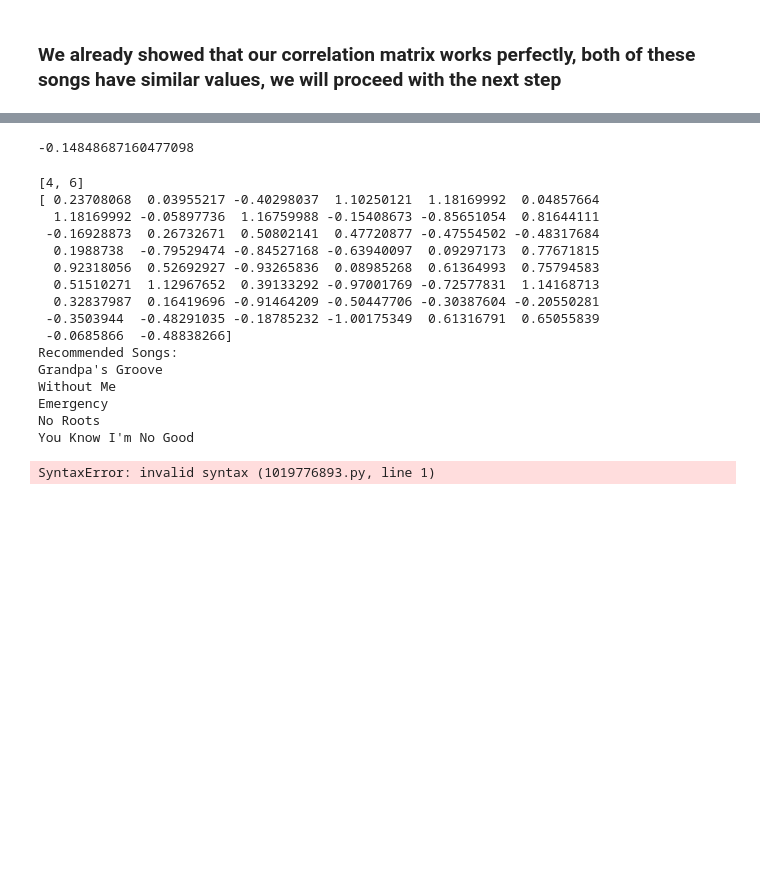
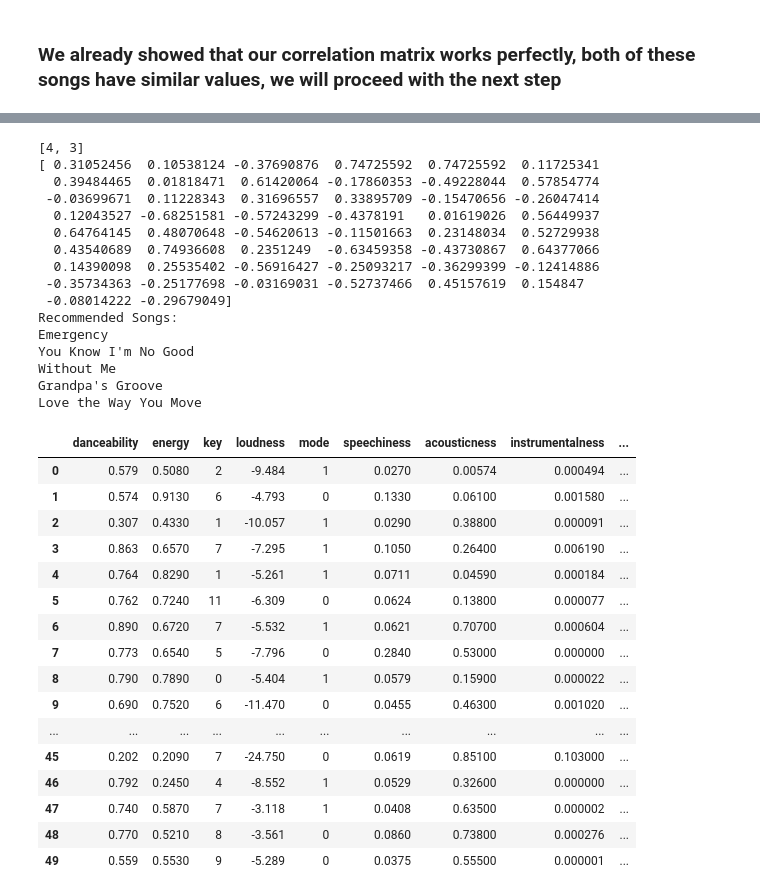
Before and after one commit to RonaldoJ24/music-recommendations, a Jupyter notebook: spotify-work.ipynb, the cells around one changed output, grey strips where cells are left out. Drawn from its saved outputs; the diff is of its cells as text; code cells hidden in the pictures; blank space fills up the shorter version.

```diff
--- a/spotify-work.ipynb
+++ b/spotify-work.ipynb
@@ -505,8 +515,3 @@ similarity_scores
-# %%
-similarity_scores = np.sum(similarity_matrix[0,1], axis=0)
-similarity_scores
-# %% [output]
--0.14848687160477098
 # %%
 import numpy as np
 
@@ -530,7 +535,7 @@ def recommend_songs(favorite_ids, df, similarity_matrix, num_recommendations=5):
     return recommended_songs
 # %%
 # Example favorite song IDs
-favorite_song_ids = ['0hIGUS1PQbv5NIrHIf6Fza', '66U0ASk1VHZsqIkpMjKX3B']
+favorite_song_ids = ['0hIGUS1PQbv5NIrHIf6Fza','4CdfFYzaAJ0y0beKzmgJSn']
 
 # Call the recommendation function
 recommended_songs = recommend_songs(favorite_song_ids, df_audio_c, similarity_matrix)
@@ -539,23 +544,39 @@ print("Recommended Songs:")
 for song in recommended_songs:
     print(song)
 # %% [output]
-[4, 6]
-[ 0.23708068  0.03955217 -0.40298037  1.10250121  1.18169992  0.04857664
-  1.18169992 -0.05897736  1.16759988 -0.15408673 -0.85651054  0.81644111
- -0.16928873  0.26732671  0.50802141  0.47720877 -0.47554502 -0.48317684
-  0.1988738  -0.79529474 -0.84527168 -0.63940097  0.09297173  0.77671815
-  0.92318056  0.52692927 -0.93265836  0.08985268  0.61364993  0.75794583
-  0.51510271  1.12967652  0.39133292 -0.97001769 -0.72577831  1.14168713
-  0.32837987  0.16419696 -0.91464209 -0.50447706 -0.30387604 -0.20550281
- -0.3503944  -0.48291035 -0.18785232 -1.00175349  0.61316791  0.65055839
- -0.0685866  -0.48838266]
+[4, 3]
+[ 0.31052456  0.10538124 -0.37690876  0.74725592  0.74725592  0.11725341
+  0.39484465  0.01818471  0.61420064 -0.17860353 -0.49228044  0.57854774
+ -0.03699671  0.11228343  0.31696557  0.33895709 -0.15470656 -0.26047414
+  0.12043527 -0.68251581 -0.57243299 -0.4378191   0.01619026  0.56449937
+  0.64764145  0.48070648 -0.54620613 -0.11501663  0.23148034  0.52729938
+  0.43540689  0.74936608  0.2351249  -0.63459358 -0.43730867  0.64377066
+  0.14390098  0.25535402 -0.56916427 -0.25093217 -0.36299399 -0.12414886
+ -0.35734363 -0.25177698 -0.03169031 -0.52737466  0.45157619  0.154847
+ -0.08014222 -0.29679049]
 Recommended Songs:
+Emergency
+You Know I'm No Good
+Without Me
 Grandpa's Groove
-Without Me
-Emergency
-No Roots
-You Know I'm No Good
+Love the Way You Move
 # %%
-df_audio_c.
+df_audio_c
 # %% [output]
-SyntaxError: invalid syntax (1019776893.py, line 1)
+|  | danceability | energy | key | loudness | mode | speechiness | acousticness | instrumentalness | ... |
+| 0 | 0.579 | 0.5080 | 2 | -9.484 | 1 | 0.0270 | 0.00574 | 0.000494 | ... |
+| 1 | 0.574 | 0.9130 | 6 | -4.793 | 0 | 0.1330 | 0.06100 | 0.001580 | ... |
+| 2 | 0.307 | 0.4330 | 1 | -10.057 | 1 | 0.0290 | 0.38800 | 0.000091 | ... |
+| 3 | 0.863 | 0.6570 | 7 | -7.295 | 1 | 0.1050 | 0.26400 | 0.006190 | ... |
+| 4 | 0.764 | 0.8290 | 1 | -5.261 | 1 | 0.0711 | 0.04590 | 0.000184 | ... |
+| 5 | 0.762 | 0.7240 | 11 | -6.309 | 0 | 0.0624 | 0.13800 | 0.000077 | ... |
+| 6 | 0.890 | 0.6720 | 7 | -5.532 | 1 | 0.0621 | 0.70700 | 0.000604 | ... |
+| 7 | 0.773 | 0.6540 | 5 | -7.796 | 0 | 0.2840 | 0.53000 | 0.000000 | ... |
+| 8 | 0.790 | 0.7890 | 0 | -5.404 | 1 | 0.0579 | 0.15900 | 0.000022 | ... |
+| 9 | 0.690 | 0.7520 | 6 | -11.470 | 0 | 0.0455 | 0.46300 | 0.001020 | ... |
+| ... | ... | ... | ... | ... | ... | ... | ... | ... | ... |
+| 45 | 0.202 | 0.2090 | 7 | -24.750 | 0 | 0.0619 | 0.85100 | 0.103000 | ... |
+| 46 | 0.792 | 0.2450 | 4 | -8.552 | 1 | 0.0529 | 0.32600 | 0.000000 | ... |
+| 47 | 0.740 | 0.5870 | 7 | -3.118 | 1 | 0.0408 | 0.63500 | 0.000002 | ... |
+| 48 | 0.770 | 0.5210 | 8 | -3.561 | 0 | 0.0860 | 0.73800 | 0.000276 | ... |
+| 49 | 0.559 | 0.5530 | 9 | -5.289 | 0 | 0.0375 | 0.55500 | 0.000001 | ... |
```
Also changed, not shown: parts of 2 cells of this notebook.
